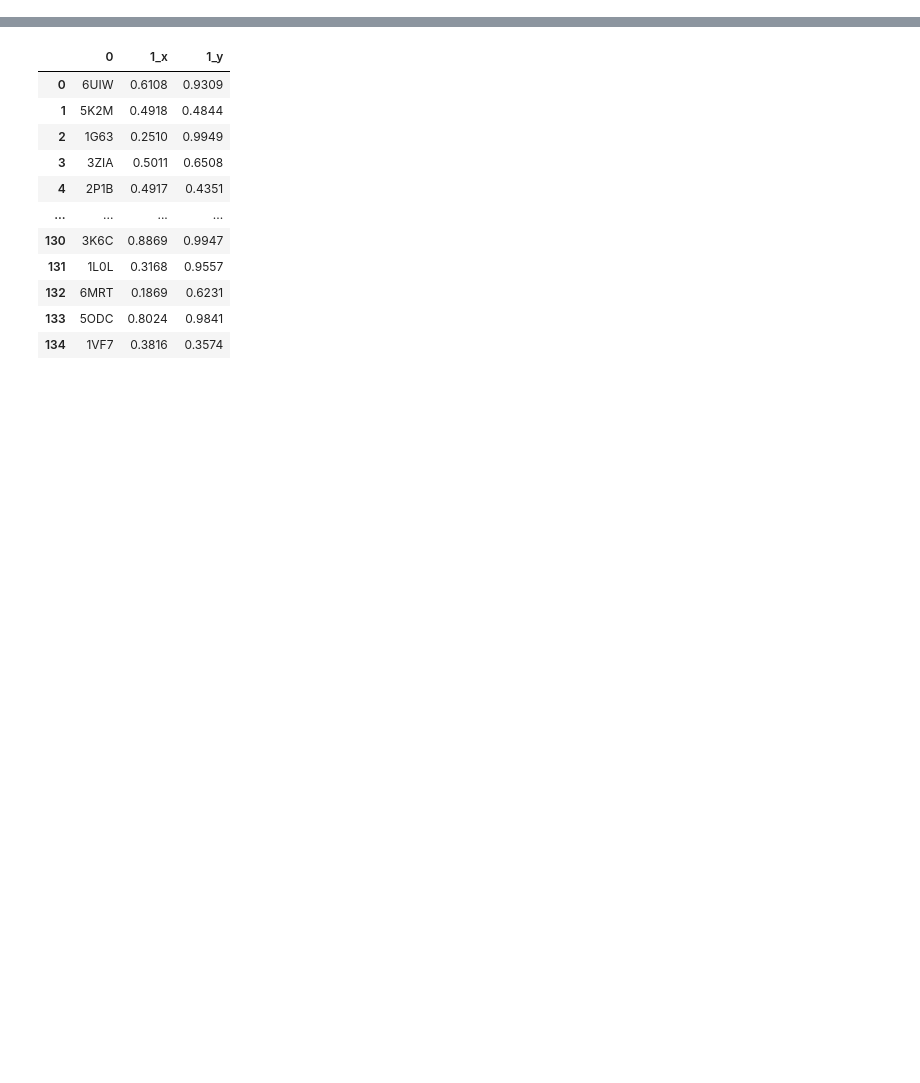
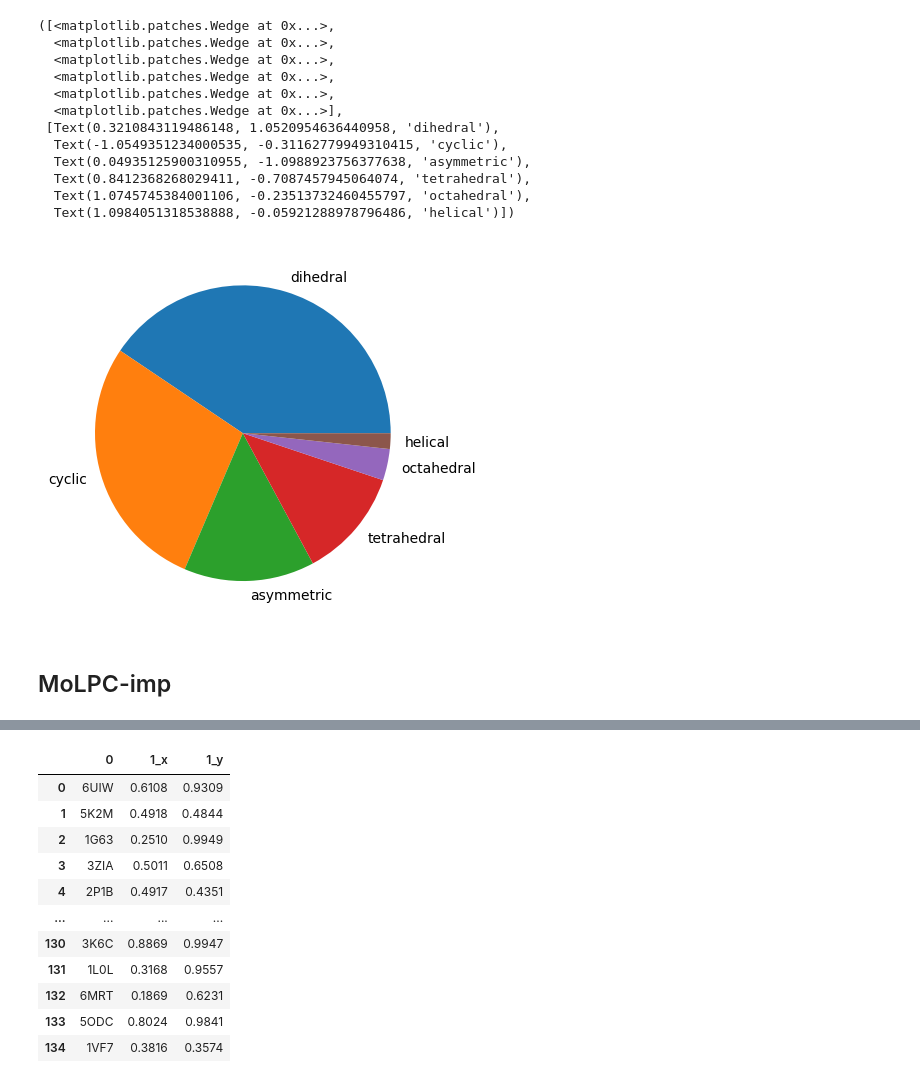
Before and after one commit to hychim/molpc2, a Jupyter notebook: analysis/tmscores.ipynb, the cells around one changed output, grey strips where cells are left out. Cells and saved outputs as stored; diff of their text form; code cells hidden in the pictures; blank space fills up the shorter version.

```diff
--- a/analysis/tmscores.ipynb
+++ b/analysis/tmscores.ipynb
@@ -82,0 +78,31 @@ af = pd.read_csv('mmalign_af.csv', header=None)
+# %%
+'''
+dihedral       71
+cyclic         49
+asymmetric     25
+tetrahedral    21
+octahedral      6
+helical         3
+'''
+
+labels = 'dihedral', 'cyclic', 'asymmetric', 'tetrahedral', 'octahedral', 'helical'
+sizes = [71, 49, 25, 21, 6, 3]
+
+fig, ax = plt.subplots()
+ax.pie(sizes, labels=labels)
+# %% [output]
+([<matplotlib.patches.Wedge at 0x...>,
+  <matplotlib.patches.Wedge at 0x...>,
+  <matplotlib.patches.Wedge at 0x...>,
+  <matplotlib.patches.Wedge at 0x...>,
+  <matplotlib.patches.Wedge at 0x...>,
+  <matplotlib.patches.Wedge at 0x...>],
+ [Text(0.3210843119486148, 1.0520954636440958, 'dihedral'),
+  Text(-1.0549351234000535, -0.31162779949310415, 'cyclic'),
+  Text(0.04935125900310955, -1.0988923756377638, 'asymmetric'),
+  Text(0.8412368268029411, -0.7087457945064074, 'tetrahedral'),
+  Text(1.0745745384001106, -0.23513732460455797, 'octahedral'),
+  Text(1.0984051318538888, -0.05921288978796486, 'helical')])
+[figure, added]
+# %% [markdown]
+## MoLPC-imp
```
Also changed, not shown: parts of 18 cells of this notebook, 10 other files.
